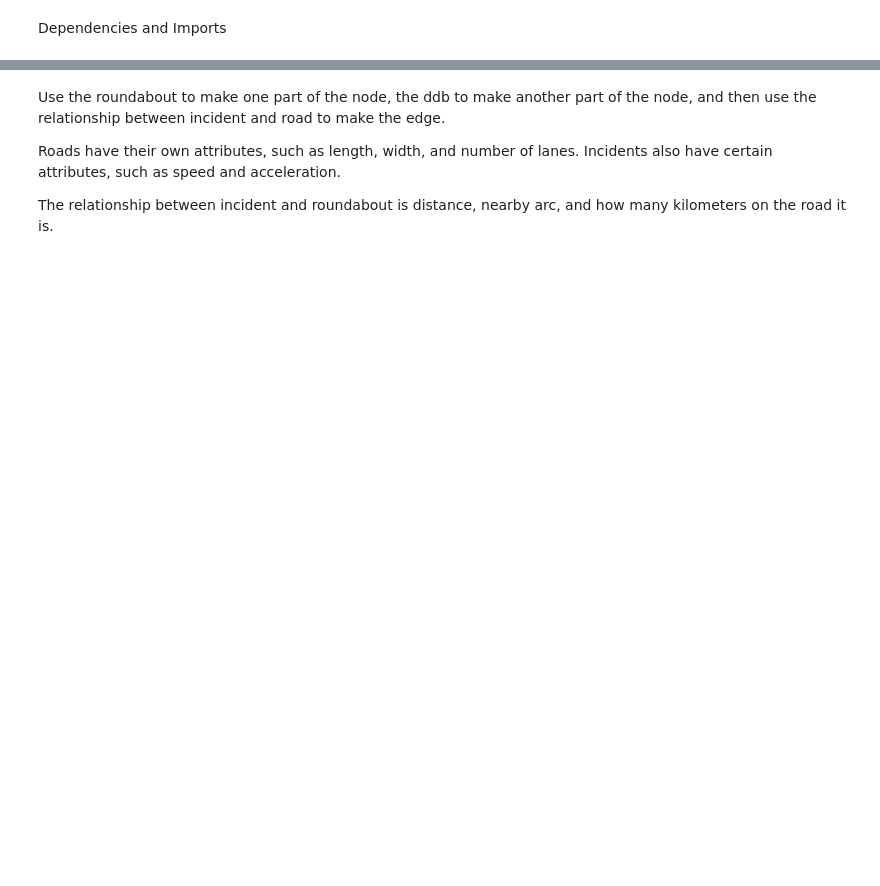
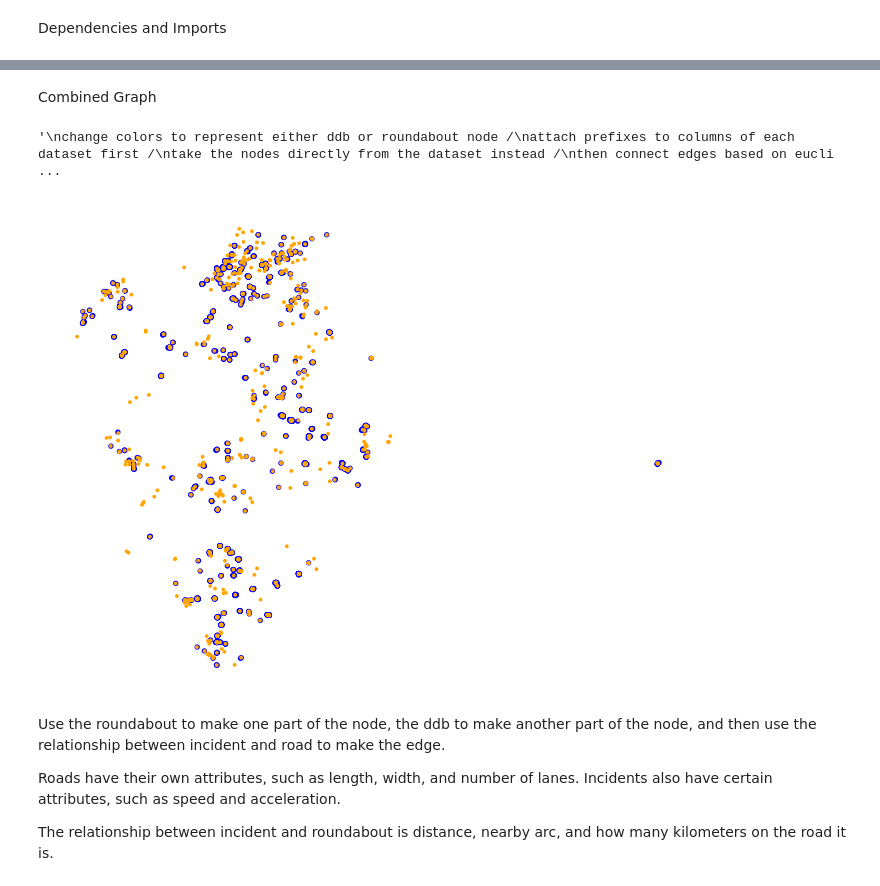
Before and after one commit to tylershienlim/python-CompassIoT-Capstone, a Jupyter notebook: DD-graph-road-incident.ipynb, the cells around one changed output, grey strips where cells are left out. Saved outputs shown, nothing was run; the diff lists cells and outputs as text; code cells hidden in the pictures; blank space fills up the shorter version.

```diff
--- a/DD-graph-road-incident.ipynb
+++ b/DD-graph-road-incident.ipynb
@@ -39,3 +107,42 @@ def check_graph(nxgraph):
+# %% [markdown]
+Combined Graph
+# %%
+"""
+change colors to represent either ddb or roundabout node /
+attach prefixes to columns of each dataset first /
+take the nodes directly from the dataset instead /
+then connect edges based on euclidean distance or harvesine formula (nearest 100m maybe?)
+then send email to professor about results
+
+ask what the next way to connect edges should be?
+look to retain more information about nodes when adding nodes to the graph for plot
+- to allow for more investigation
+"""
+# %% [output]
+'\nchange colors to represent either ddb or roundabout node /\nattach prefixes to columns of each dataset first /\ntake the nodes directly from the dataset instead /\nthen connect edges based on eucli ...
+# %%
+combined_graph = nx.Graph()
+# %%
+ddb_nodes = ddb.nodes
+roundabout_nodes = roads.nodes
+
+combined_graph.add_nodes_from(ddb_nodes)
+combined_graph.add_nodes_from(roundabout_nodes)
+
+combined_coordinates = np.concatenate([ddb_coordinates, centres])
+combined_pos = dict(zip(combined_graph.nodes, combined_coordinates))
+# %%
+color_map = {
+    'ddb': 'blue',
+    'r': 'orange',
+}
+colors = [color_map[node.split('_')[0]] for node in combined_graph.nodes]
+sizes = [8 if color == 'blue' else 3 for color in colors]
+
+nx.draw(combined_graph, combined_pos, node_size=sizes, node_color=colors)
+plt.show()
+# %% [output]
+[figure, added]
 # %% [markdown]
 Use the roundabout to make one part of the node, the ddb to make another part of the node, and then use the relationship between incident and road to make the edge.
 
```
Also changed, not shown: parts of 31 cells of this notebook, 2 other files.
